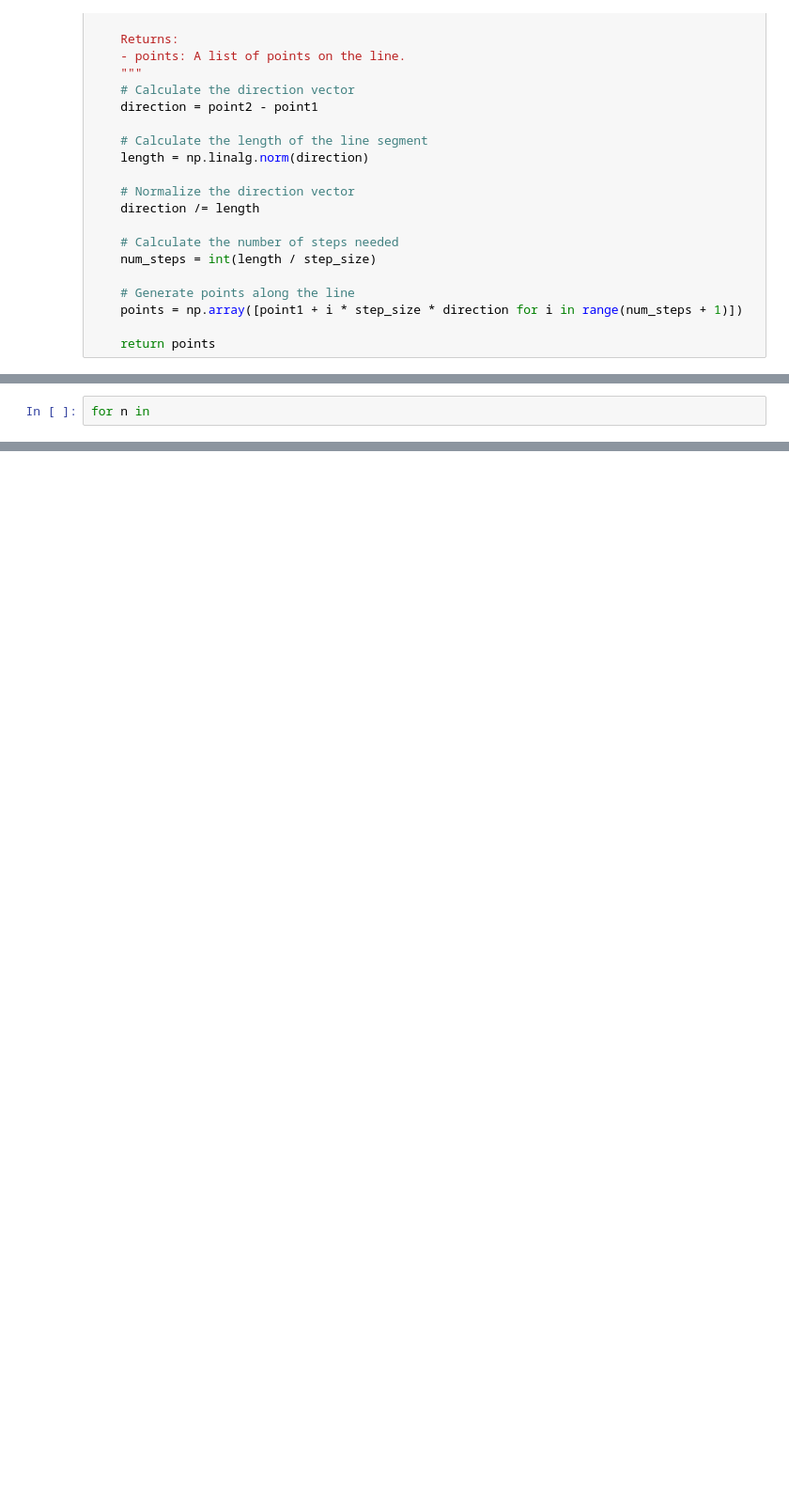
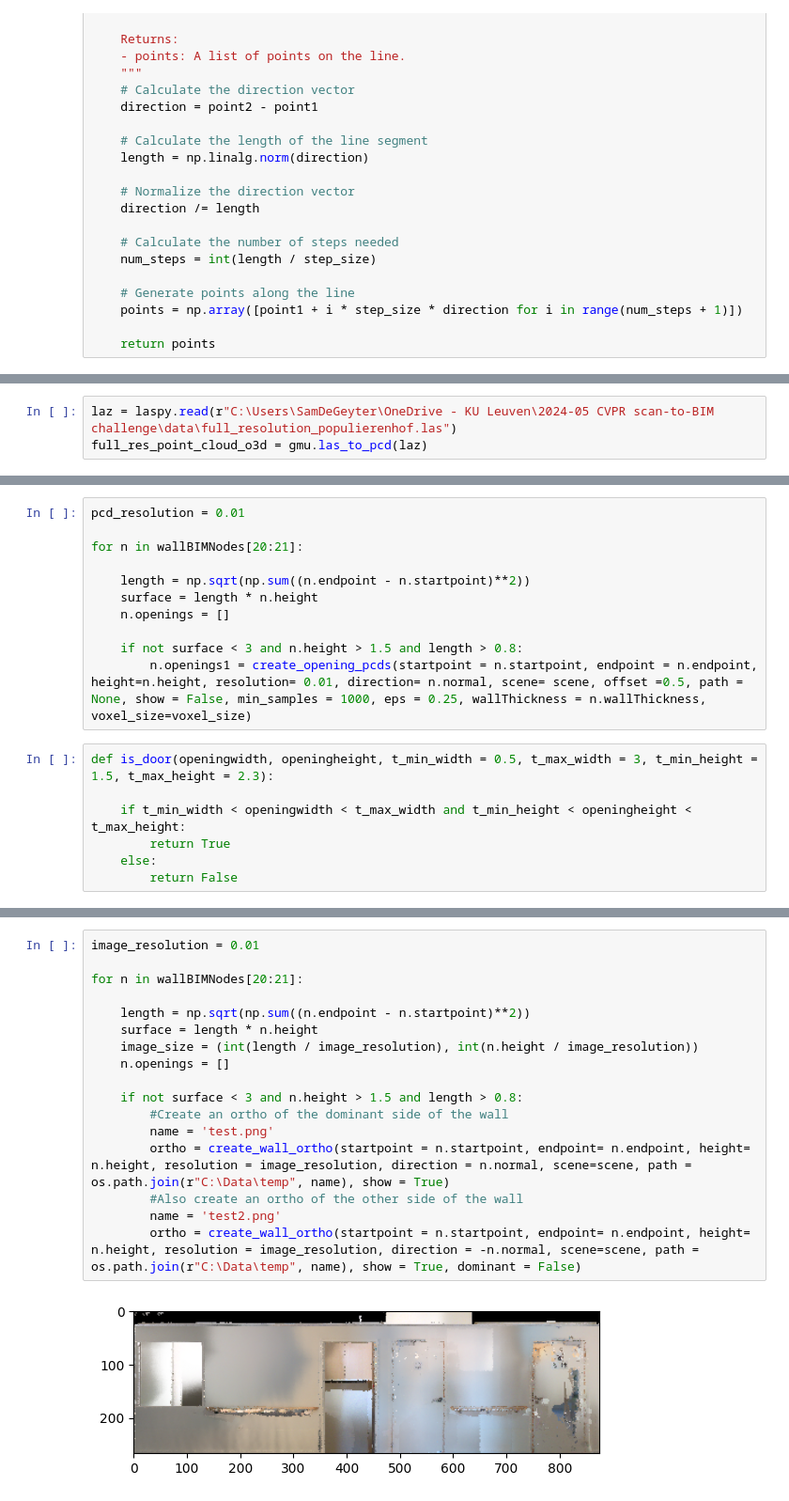
Before and after one commit to Saiga1105/Scan-to-BIM-CVPR-2024, a Jupyter notebook: scripts/t8_door_reconstruction.ipynb, the cells around one changed output, grey strips where cells are left out. Shown: that part at 94% size. Cells and saved outputs as stored; diff of their text form; blank space fills up the shorter version.

```diff
--- a/scripts/t8_door_reconstruction.ipynb
+++ b/scripts/t8_door_reconstruction.ipynb
@@ -263,0 +245,3 @@ o3d.visualization.draw_geometries(meshes)
+# %%
+laz = laspy.read(r"C:\Users\SamDeGeyter\OneDrive - KU Leuven\2024-05 CVPR scan-to-BIM challenge\data\full_resolution_populierenhof.las")
+full_res_point_cloud_o3d = gmu.las_to_pcd(laz)
@@ -263,0 +388,18 @@ o3d.visualization.draw_geometries(meshes)
+# %%
+pcd_resolution = 0.01
+
+for n in wallBIMNodes[20:21]:
+
+    length = np.sqrt(np.sum((n.endpoint - n.startpoint)**2))
+    surface = length * n.height
+    n.openings = []
+
+    if not surface < 3 and n.height > 1.5 and length > 0.8:
+        n.openings1 = create_opening_pcds(startpoint = n.startpoint, endpoint = n.endpoint, height=n.height, resolution= 0.01, direction= n.normal, scene= scene, offset =0.5, path = None, show = False, min_samples = 1000, eps = 0.25, wallThickness = n.wallThickness, voxel_size=voxel_size)
+# %%
+def is_door(openingwidth, openingheight, t_min_width = 0.5, t_max_width = 3, t_min_height = 1.5, t_max_height = 2.3):
+
+    if t_min_width < openingwidth < t_max_width and t_min_height < openingheight < t_max_height:
+        return True
+    else:
+        return False
@@ -650,2 +465,0 @@ o3d.visualization.draw_geometries([joined_pcd])
-# %%
-for n in
@@ -651,0 +522,19 @@ for n in
+# %%
+image_resolution = 0.01
+
+for n in wallBIMNodes[20:21]:
+
+    length = np.sqrt(np.sum((n.endpoint - n.startpoint)**2))
+    surface = length * n.height
+    image_size = (int(length / image_resolution), int(n.height / image_resolution))
+    n.openings = []
+
+    if not surface < 3 and n.height > 1.5 and length > 0.8:
+        #Create an ortho of the dominant side of the wall
+        name = 'test.png'
+        ortho = create_wall_ortho(startpoint = n.startpoint, endpoint= n.endpoint, height= n.height, resolution = image_resolution, direction = n.normal, scene=scene, path = os.path.join(r"C:\Data\temp", name), show = True)
+        #Also create an ortho of the other side of the wall
+        name = 'test2.png'
+        ortho = create_wall_ortho(startpoint = n.startpoint, endpoint= n.endpoint, height= n.height, resolution = image_resolution, direction = -n.normal, scene=scene, path = os.path.join(r"C:\Data\temp", name), show = True, dominant = False)
+# %% [output]
+[figure, added]
```
Also changed, not shown: parts of 34 cells of this notebook.
